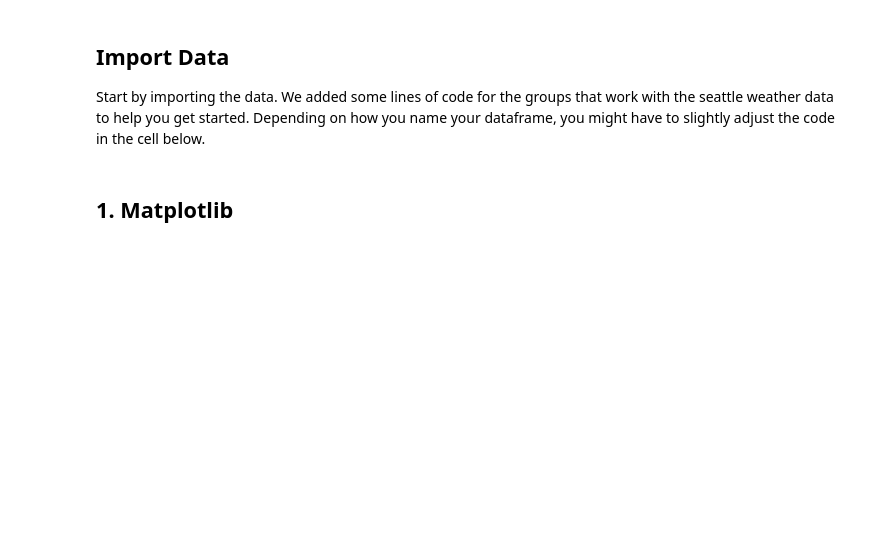
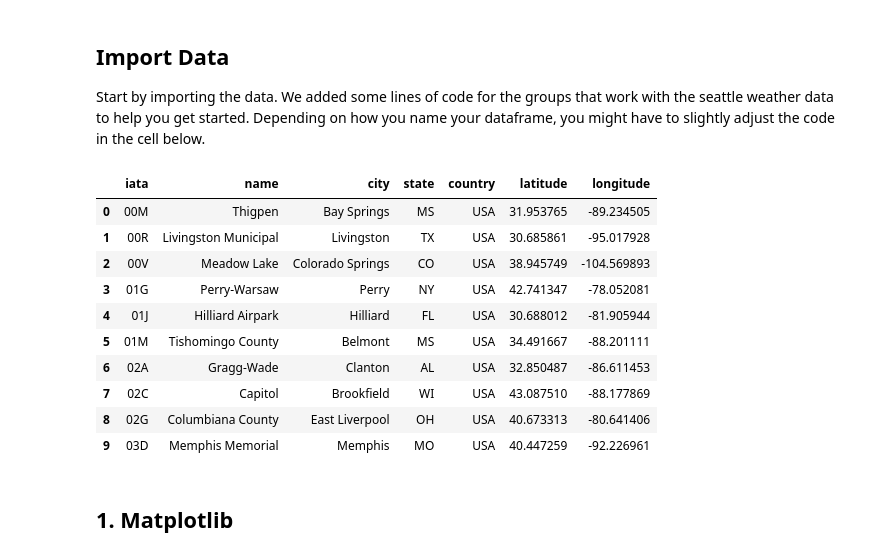
Before and after one commit to timvpfeiffer/ds-visualisation-group-work_tim, a Jupyter notebook: 2-visualisation-template.ipynb, the cells around one changed output. Cells and saved outputs as stored; diff of their text form; code cells hidden in the pictures; blank space fills up the shorter version.

```diff
--- a/2-visualisation-template.ipynb
+++ b/2-visualisation-template.ipynb
@@ -41,3 +41,18 @@ Start by importing the data. We added some lines of code for the groups that wor
+# %%
+df = pd.read_csv("data_group_work/airports.csv")
+df.head(10)
+# %% [output]
+|  | iata | name | city | state | country | latitude | longitude |
+| 0 | 00M | Thigpen | Bay Springs | MS | USA | 31.953765 | -89.234505 |
+| 1 | 00R | Livingston Municipal | Livingston | TX | USA | 30.685861 | -95.017928 |
+| 2 | 00V | Meadow Lake | Colorado Springs | CO | USA | 38.945749 | -104.569893 |
+| 3 | 01G | Perry-Warsaw | Perry | NY | USA | 42.741347 | -78.052081 |
+| 4 | 01J | Hilliard Airpark | Hilliard | FL | USA | 30.688012 | -81.905944 |
+| 5 | 01M | Tishomingo County | Belmont | MS | USA | 34.491667 | -88.201111 |
+| 6 | 02A | Gragg-Wade | Clanton | AL | USA | 32.850487 | -86.611453 |
+| 7 | 02C | Capitol | Brookfield | WI | USA | 43.087510 | -88.177869 |
+| 8 | 02G | Columbiana County | East Liverpool | OH | USA | 40.673313 | -80.641406 |
+| 9 | 03D | Memphis Memorial | Memphis | MO | USA | 40.447259 | -92.226961 |
 # %%
 # You might have to adjust the code in this cell if you named your dataframe differently
 # Convert date to datetime format
```
Also changed, not shown: parts of 4 cells of this notebook, 2 other files.
